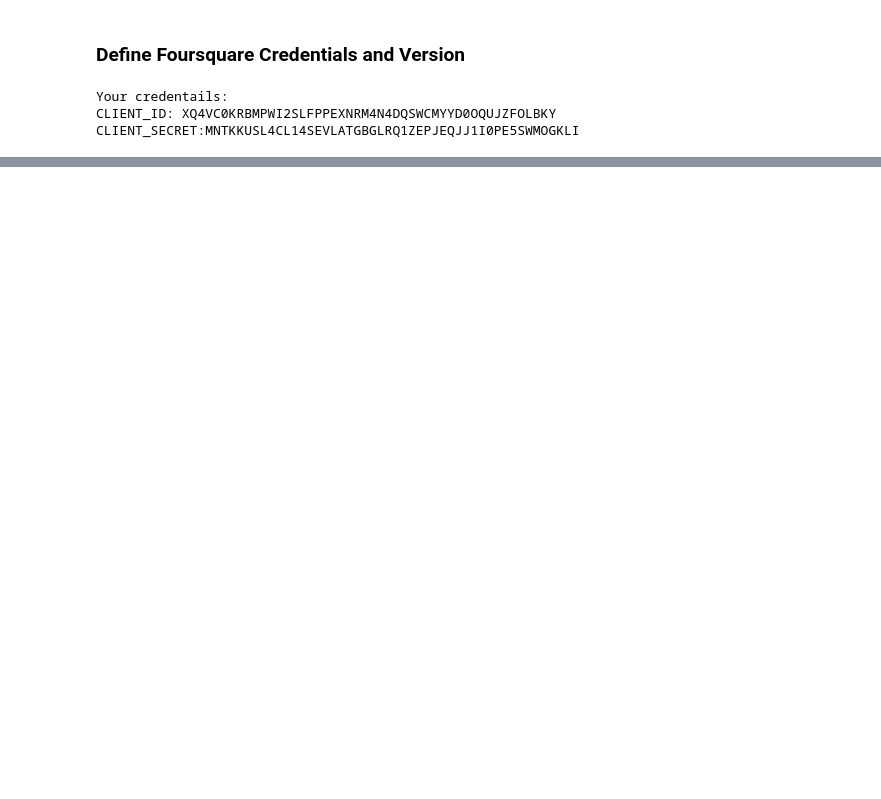
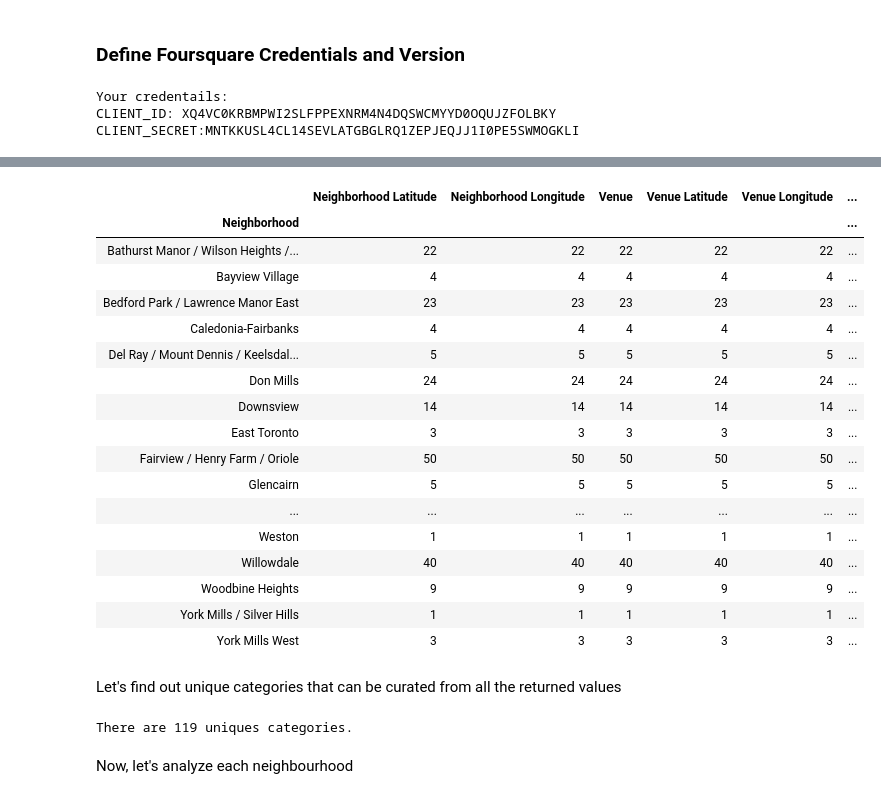
Before and after one commit to abrarahmadraza/Coursera_Capstone, a Jupyter notebook: Capstone_Notebook.ipynb, the cells around one changed output, grey strips where cells are left out. Cells and saved outputs as stored; diff of their text form; code cells hidden in the pictures; blank space fills up the shorter version.

```diff
--- a/Capstone_Notebook.ipynb
+++ b/Capstone_Notebook.ipynb
@@ -300,0 +459,16 @@ CLIENT_SECRET:MNTKKUSL4CL14SEVLATGBGLRQ1ZEPJEQJJ1I0PE5SWMOGKLI
+# %%
+venues = result['response']['groups'][0]['items']
+
+nearby_venues = json_normalize(venues) #flatten JSON
+
+#filter columns
+filtered_columns= ['venue.name', 'venue.categories', 'venue.location.lat', 'venue.location.lng']
+nearby_venues = nearby_venues.loc[:, filtered_columns]
+
+# filter the category for each row
+nearby_venues['venue.categories'] = nearby_venues.apply(get_category_type, axis= 1)
+
+# clean columns
+nearby_venues.columns = [col.split(".")[-1] for col in nearby_venues.columns]
+
+nearby_venues
@@ -300,0 +545,29 @@ CLIENT_SECRET:MNTKKUSL4CL14SEVLATGBGLRQ1ZEPJEQJJ1I0PE5SWMOGKLI
+# %%
+york_venues.groupby('Neighborhood').count()
+# %% [output]
+|  | Neighborhood Latitude | Neighborhood Longitude | Venue | Venue Latitude | Venue Longitude | ... |
+| Neighborhood |  |  |  |  |  | ... |
+| Bathurst Manor / Wilson Heights /... | 22 | 22 | 22 | 22 | 22 | ... |
+| Bayview Village | 4 | 4 | 4 | 4 | 4 | ... |
+| Bedford Park / Lawrence Manor East | 23 | 23 | 23 | 23 | 23 | ... |
+| Caledonia-Fairbanks | 4 | 4 | 4 | 4 | 4 | ... |
+| Del Ray / Mount Dennis / Keelsdal... | 5 | 5 | 5 | 5 | 5 | ... |
+| Don Mills | 24 | 24 | 24 | 24 | 24 | ... |
+| Downsview | 14 | 14 | 14 | 14 | 14 | ... |
+| East Toronto | 3 | 3 | 3 | 3 | 3 | ... |
+| Fairview / Henry Farm / Oriole | 50 | 50 | 50 | 50 | 50 | ... |
+| Glencairn | 5 | 5 | 5 | 5 | 5 | ... |
+| ... | ... | ... | ... | ... | ... | ... |
+| Weston | 1 | 1 | 1 | 1 | 1 | ... |
+| Willowdale | 40 | 40 | 40 | 40 | 40 | ... |
+| Woodbine Heights | 9 | 9 | 9 | 9 | 9 | ... |
+| York Mills / Silver Hills | 1 | 1 | 1 | 1 | 1 | ... |
+| York Mills West | 3 | 3 | 3 | 3 | 3 | ... |
+# %% [markdown]
+Let's find out unique categories that can be curated from all the returned values
+# %%
+print('There are {} uniques categories.'.format(len(york_venues['Venue Category'].unique())))
+# %% [output]
+There are 119 uniques categories.
+# %% [markdown]
+Now, let's analyze each neighbourhood
```
Also changed, not shown: parts of 46 cells of this notebook.
